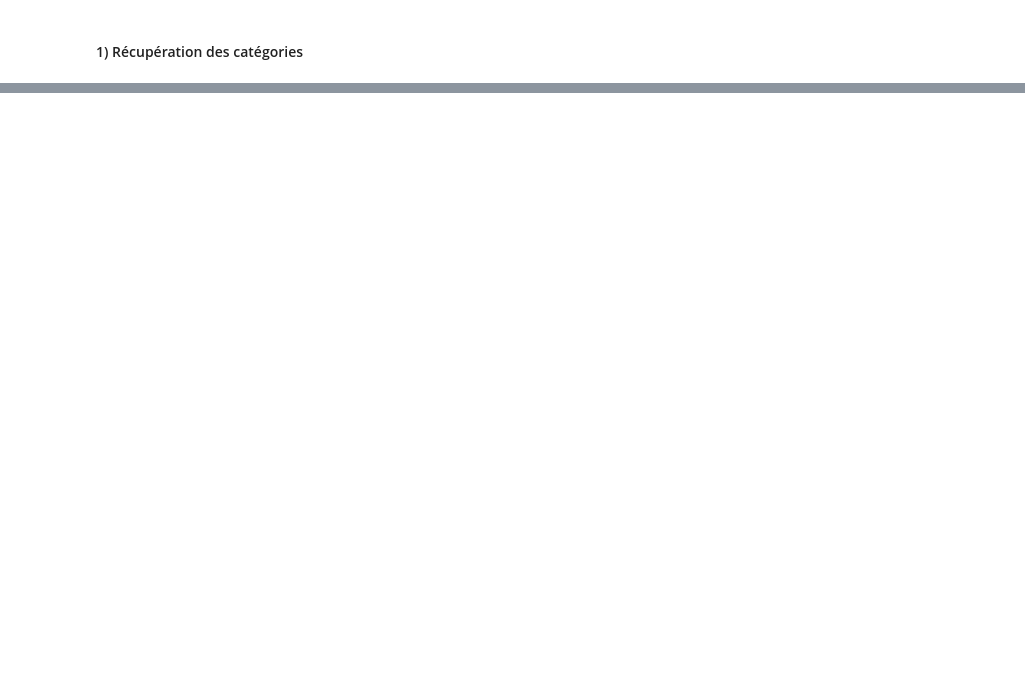
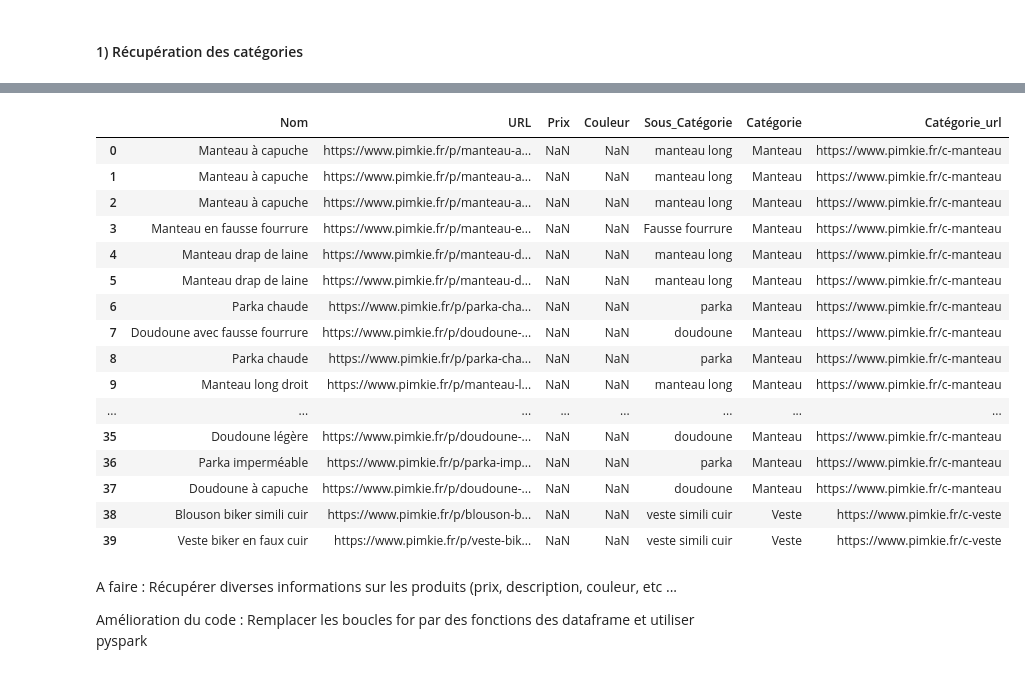
Before and after one commit to Alexia123/Web_Scraping, a Jupyter notebook: rendu.ipynb, the cells around one changed output, grey strips where cells are left out. Saved outputs shown, nothing was run; the diff lists cells and outputs as text; code cells hidden in the pictures; blank space fills up the shorter version.

```diff
--- a/rendu.ipynb
+++ b/rendu.ipynb
@@ -92,10 +101,0 @@ def recup_sous_categorie(url):
-# %%
-# Appel de la fonction
-sous_cat = []
-sous_cat_url = []
-for url in Categorie_url:
-    tmp = []
-    tmp_url = []
-    tmp, tmp_url = recup_sous_categorie(url)
-    sous_cat.append(tmp)
-    sous_cat_url.append(tmp_url)
@@ -113,0 +133,40 @@ A faire : Ajouter les prix et couleur pour chaque produit et mettre les résulta
+# %%
+def sous_categorie(i, df):
+    """
+    Cette fonction, appliquée à l'url du produit, permet de récupérer sa sous-catégorie
+    """
+    # On cherche la sous-catégorie du produit
+    soup = BeautifulSoup(urllib.request.urlopen(df.loc[i, 'URL']))
+    a = soup.find('a',class_="refinement-link active") # On ne veut que le premier match
+    p = re.compile('title="(.[^#<#\n]+)"',re.IGNORECASE) # Récupérer les sous-cat
+    match = p.findall(str(a))
+    if (match != []): # On a trouvé un produit
+        df.loc[i, 'Sous_Catégorie'] = match[0]
+    return df
+# %%
+for i in range(len(df)):
+    df = sous_categorie(i,df)
+# %%
+df.head(40)
+# %% [output]
+|  | Nom | URL | Prix | Couleur | Sous_Catégorie | Catégorie | Catégorie_url |
+| 0 | Manteau à capuche | https://www.pimkie.fr/p/manteau-a... | NaN | NaN | manteau long | Manteau | https://www.pimkie.fr/c-manteau |
+| 1 | Manteau à capuche | https://www.pimkie.fr/p/manteau-a... | NaN | NaN | manteau long | Manteau | https://www.pimkie.fr/c-manteau |
+| 2 | Manteau à capuche | https://www.pimkie.fr/p/manteau-a... | NaN | NaN | manteau long | Manteau | https://www.pimkie.fr/c-manteau |
+| 3 | Manteau en fausse fourrure | https://www.pimkie.fr/p/manteau-e... | NaN | NaN | Fausse fourrure | Manteau | https://www.pimkie.fr/c-manteau |
+| 4 | Manteau drap de laine | https://www.pimkie.fr/p/manteau-d... | NaN | NaN | manteau long | Manteau | https://www.pimkie.fr/c-manteau |
+| 5 | Manteau drap de laine | https://www.pimkie.fr/p/manteau-d... | NaN | NaN | manteau long | Manteau | https://www.pimkie.fr/c-manteau |
+| 6 | Parka chaude | https://www.pimkie.fr/p/parka-cha... | NaN | NaN | parka | Manteau | https://www.pimkie.fr/c-manteau |
+| 7 | Doudoune avec fausse fourrure | https://www.pimkie.fr/p/doudoune-... | NaN | NaN | doudoune | Manteau | https://www.pimkie.fr/c-manteau |
+| 8 | Parka chaude | https://www.pimkie.fr/p/parka-cha... | NaN | NaN | parka | Manteau | https://www.pimkie.fr/c-manteau |
+| 9 | Manteau long droit | https://www.pimkie.fr/p/manteau-l... | NaN | NaN | manteau long | Manteau | https://www.pimkie.fr/c-manteau |
+| ... | ... | ... | ... | ... | ... | ... | ... |
+| 35 | Doudoune légère | https://www.pimkie.fr/p/doudoune-... | NaN | NaN | doudoune | Manteau | https://www.pimkie.fr/c-manteau |
+| 36 | Parka imperméable | https://www.pimkie.fr/p/parka-imp... | NaN | NaN | parka | Manteau | https://www.pimkie.fr/c-manteau |
+| 37 | Doudoune à capuche | https://www.pimkie.fr/p/doudoune-... | NaN | NaN | doudoune | Manteau | https://www.pimkie.fr/c-manteau |
+| 38 | Blouson biker simili cuir | https://www.pimkie.fr/p/blouson-b... | NaN | NaN | veste simili cuir | Veste | https://www.pimkie.fr/c-veste |
+| 39 | Veste biker en faux cuir | https://www.pimkie.fr/p/veste-bik... | NaN | NaN | veste simili cuir | Veste | https://www.pimkie.fr/c-veste |
+# %% [markdown]
+A faire : Récupérer diverses informations sur les produits (prix, description, couleur, etc ...
+
+Amélioration du code : Remplacer les boucles for par des fonctions des dataframe et utiliser pyspark
```
Also changed, not shown: parts of 16 cells of this notebook.
